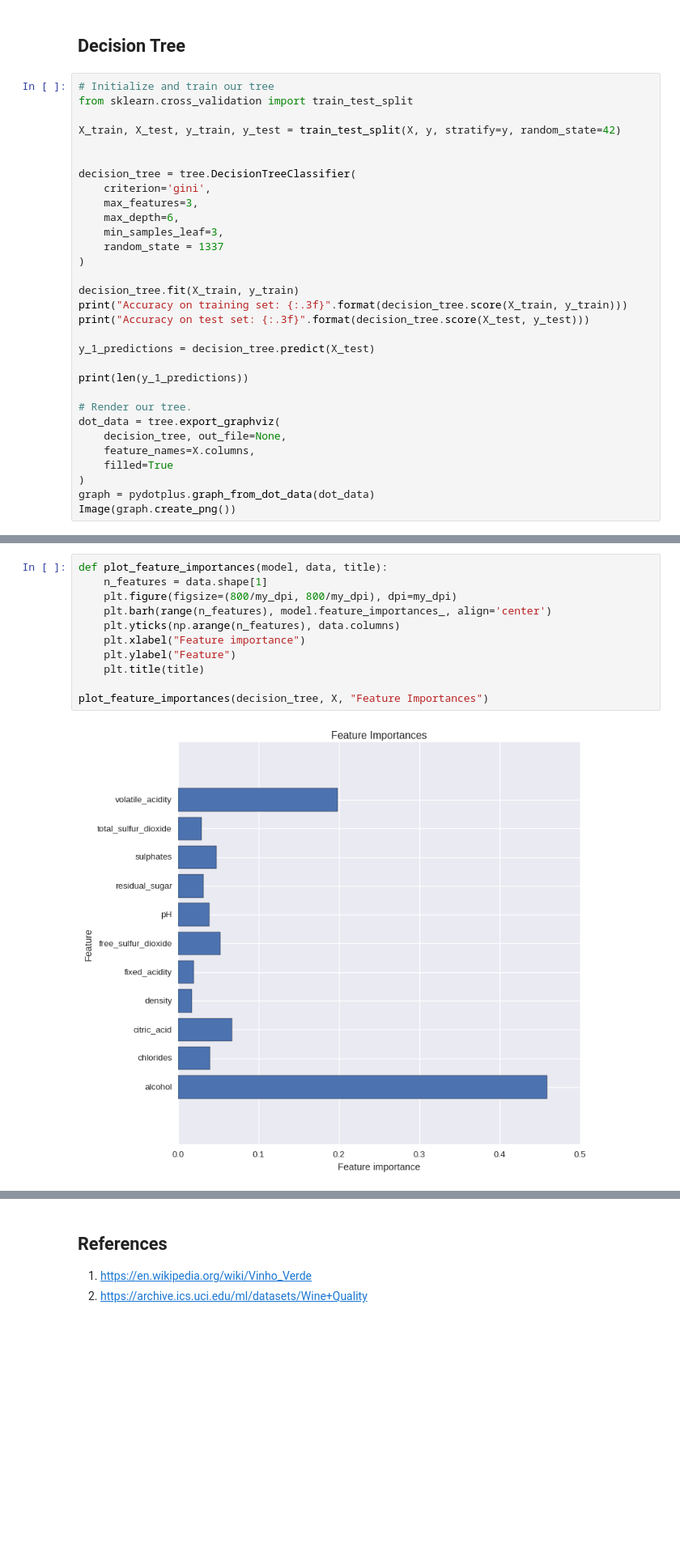
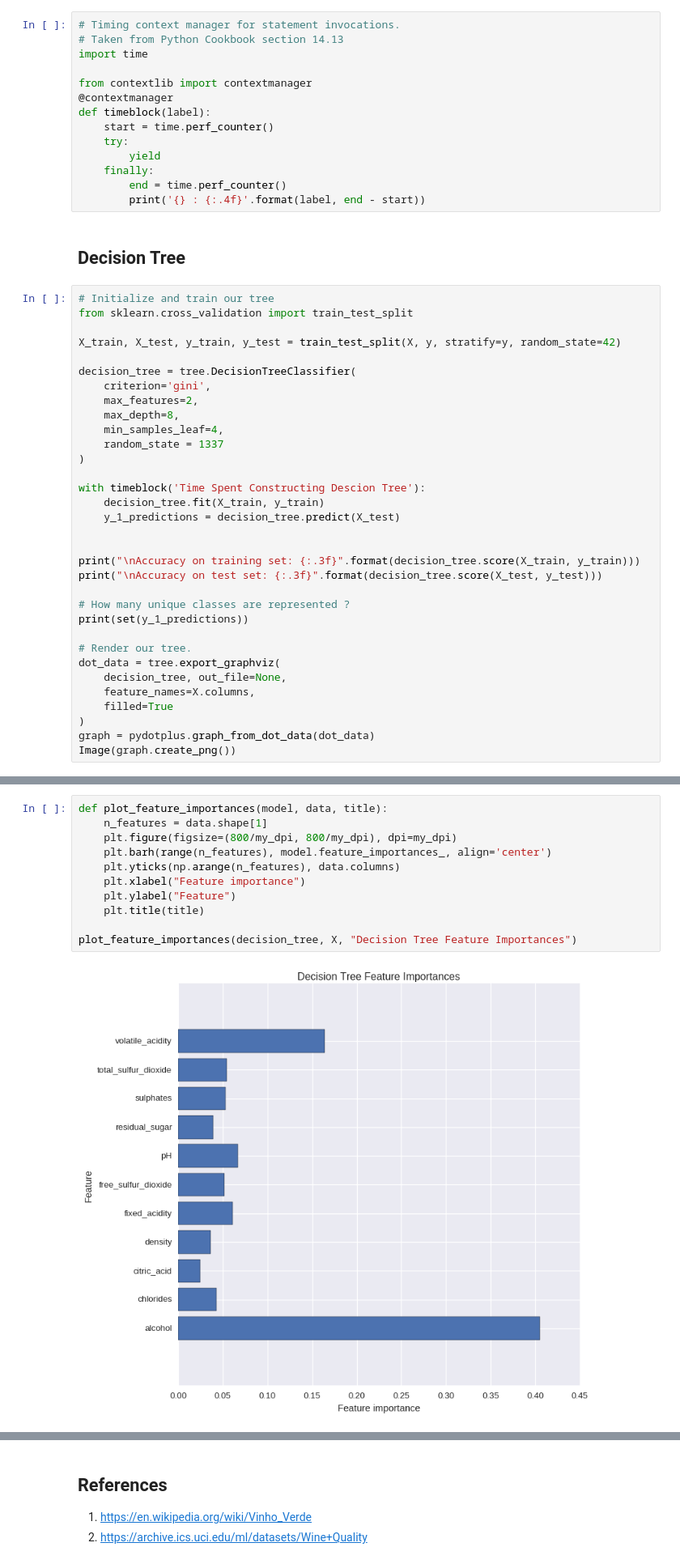
Before and after one commit to 315iah515/Thinkful-Notebooks, a Jupyter notebook: Bootcamp/RandomForests/Lesson2/RandomForestsVsDecisionTrees.ipynb, the cells around one changed output, grey strips where cells are left out. Shown at 81% size. Saved outputs shown, nothing was run; the diff lists cells and outputs as text; blank space fills up the shorter version.

```diff
--- a/Bootcamp/RandomForests/Lesson2/RandomForestsVsDecisionTrees.ipynb
+++ b/Bootcamp/RandomForests/Lesson2/RandomForestsVsDecisionTrees.ipynb
@@ -104,3 +106,17 @@ X = wine.ix[:, wine.columns.difference(exclude)]
+# %%
+# Timing context manager for statement invocations.
+# Taken from Python Cookbook section 14.13
+import time
+
+from contextlib import contextmanager
+@contextmanager
+def timeblock(label):
+    start = time.perf_counter()
+    try:
+        yield
+    finally:
+        end = time.perf_counter()
+        print('{} : {:.4f}'.format(label, end - start))
 # %% [markdown]
 ## Decision  Tree
 # %%
@@ -109,22 +125,24 @@ from sklearn.cross_validation import train_test_split
 
 X_train, X_test, y_train, y_test = train_test_split(X, y, stratify=y, random_state=42)
 
-
 decision_tree = tree.DecisionTreeClassifier(
     criterion='gini',
-    max_features=3,
-    max_depth=6,
-    min_samples_leaf=3,
+    max_features=2,
+    max_depth=8,
+    min_samples_leaf=4,
     random_state = 1337
 )
 
-decision_tree.fit(X_train, y_train)
-print("Accuracy on training set: {:.3f}".format(decision_tree.score(X_train, y_train)))
-print("Accuracy on test set: {:.3f}".format(decision_tree.score(X_test, y_test)))
+with timeblock('Time Spent Constructing Descion Tree'):
+    decision_tree.fit(X_train, y_train)
+    y_1_predictions = decision_tree.predict(X_test)
 
-y_1_predictions = decision_tree.predict(X_test)
 
-print(len(y_1_predictions))
+print("\nAccuracy on training set: {:.3f}".format(decision_tree.score(X_train, y_train)))
+print("\nAccuracy on test set: {:.3f}".format(decision_tree.score(X_test, y_test)))
+
+# How many unique classes are represented ?
+print(set(y_1_predictions))
 
 # Render our tree.
 dot_data = tree.export_graphviz(
@@ -142,13 +163,13 @@ Accuracy on test set: 0.536
 # %%
 def plot_feature_importances(model, data, title):
     n_features = data.shape[1]
     plt.figure(figsize=(800/my_dpi, 800/my_dpi), dpi=my_dpi)
     plt.barh(range(n_features), model.feature_importances_, align='center')
     plt.yticks(np.arange(n_features), data.columns)
     plt.xlabel("Feature importance")
     plt.ylabel("Feature")
     plt.title(title)
 
-plot_feature_importances(decision_tree, X, "Feature Importances")
+plot_feature_importances(decision_tree, X, "Decision Tree Feature Importances")
 # %% [output]
-[figure, old version]
+[figure, new version]
```
Also changed, not shown: parts of 7 cells of this notebook.
